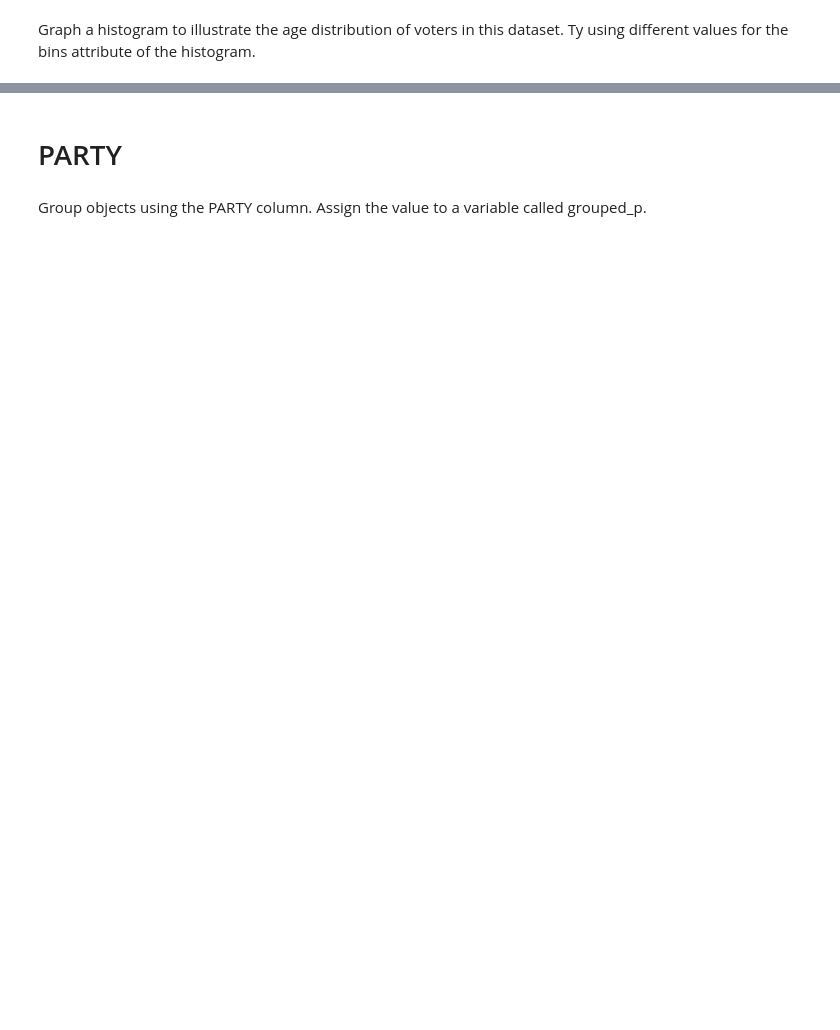
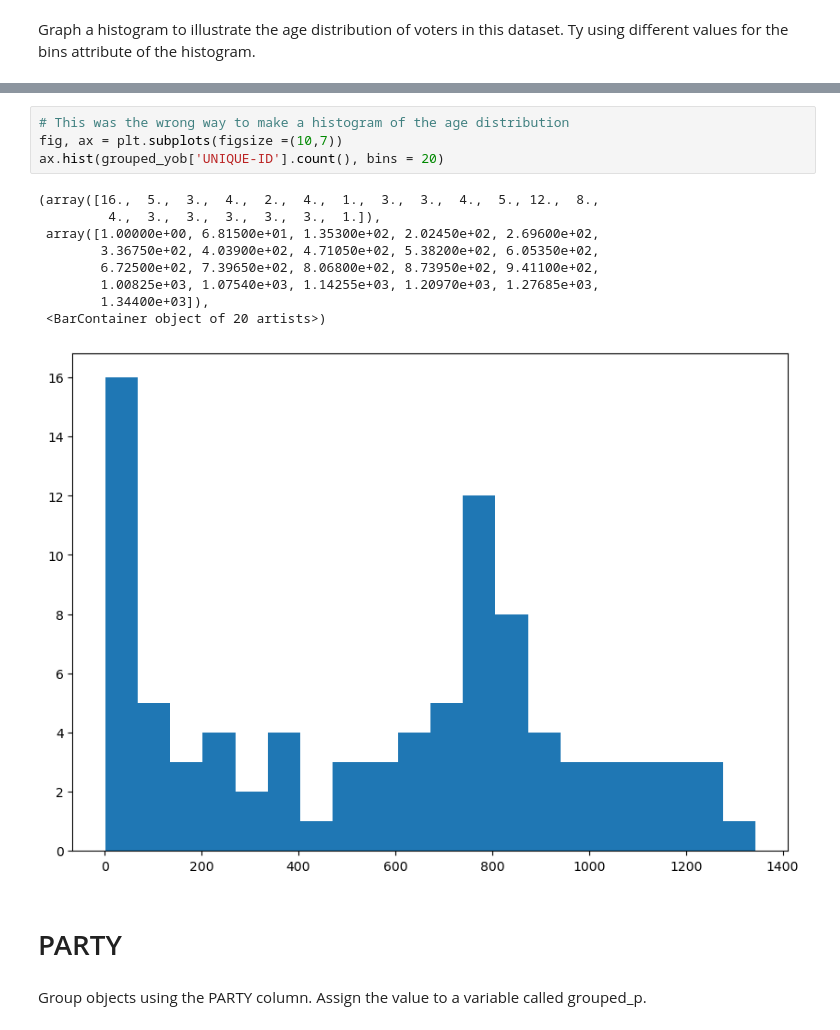
Before and after one commit to imirransom/DataEngineering.Labs.RegisteredVotersFileWilmingtonDE, a Jupyter notebook: data/wilmington_de_registered_voters.ipynb, the cells around one changed output, grey strips where cells are left out. Drawn from its saved outputs; the diff is of its cells as text; blank space fills up the shorter version.

```diff
--- a/data/wilmington_de_registered_voters.ipynb
+++ b/data/wilmington_de_registered_voters.ipynb
@@ -147,3 +218,17 @@ Graph a histogram to  illustrate the age distribution of voters in this dataset.
+# %%
+# This was the wrong way to make a histogram of the age distribution
+fig, ax = plt.subplots(figsize =(10,7))
+ax.hist(grouped_yob['UNIQUE-ID'].count(), bins = 20)
+# %% [output]
+(array([16.,  5.,  3.,  4.,  2.,  4.,  1.,  3.,  3.,  4.,  5., 12.,  8.,
+         4.,  3.,  3.,  3.,  3.,  3.,  1.]),
+ array([1.00000e+00, 6.81500e+01, 1.35300e+02, 2.02450e+02, 2.69600e+02,
+        3.36750e+02, 4.03900e+02, 4.71050e+02, 5.38200e+02, 6.05350e+02,
+        6.72500e+02, 7.39650e+02, 8.06800e+02, 8.73950e+02, 9.41100e+02,
+        1.00825e+03, 1.07540e+03, 1.14255e+03, 1.20970e+03, 1.27685e+03,
+        1.34400e+03]),
+ <BarContainer object of 20 artists>)
+[figure, added]
 # %% [markdown]
 # PARTY
 # %% [markdown]
```
Also changed, not shown: parts of 13 cells of this notebook, 1 other file.
